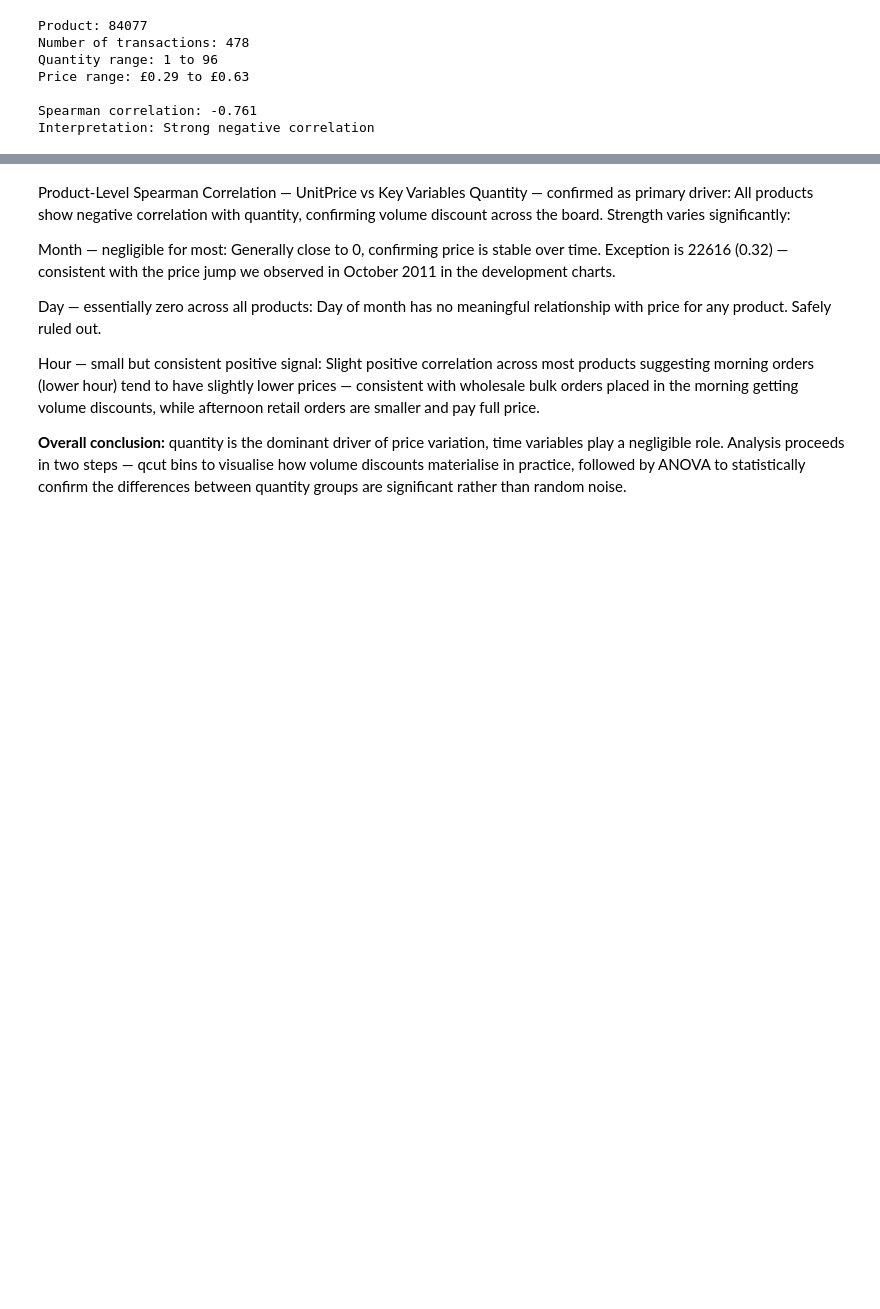
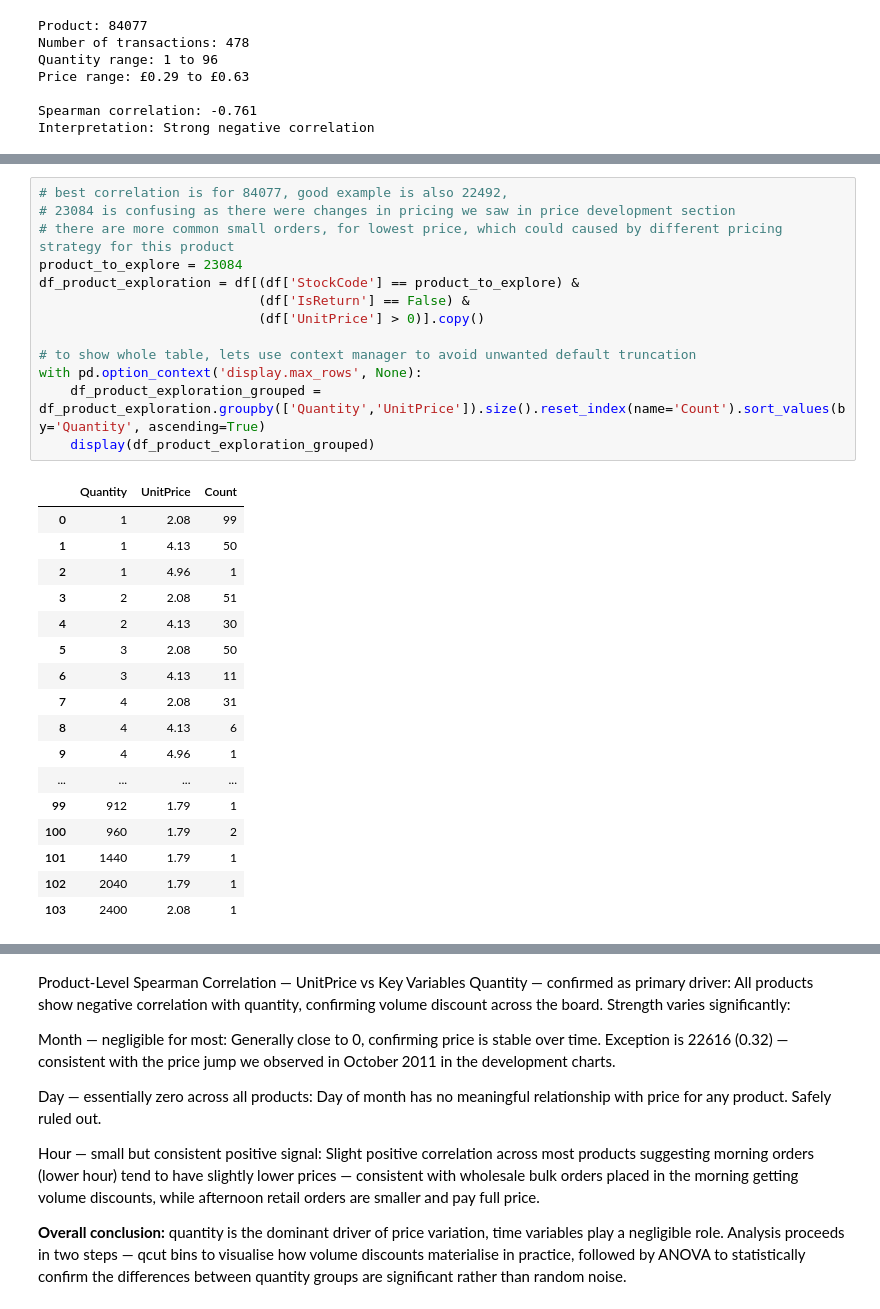
Before and after one commit to filipburger/retail_analysis, a Jupyter notebook: retail_analysis.ipynb, the cells around one changed output, grey strips where cells are left out. Cells and saved outputs as stored; diff of their text form; blank space fills up the shorter version.

```diff
--- a/retail_analysis.ipynb
+++ b/retail_analysis.ipynb
@@ -713,0 +848,31 @@ df_product.groupby(['Quantity','UnitPrice']).size().reset_index(name='Count').so
+# %%
+# best correlation is for 84077, good example is also 22492,
+# 23084 is confusing as there were changes in pricing we saw in price development section
+# there are more common small orders, for lowest price, which could caused by different pricing strategy for this product
+product_to_explore = 23084
+df_product_exploration = df[(df['StockCode'] == product_to_explore) &
+                            (df['IsReturn'] == False) &
+                            (df['UnitPrice'] > 0)].copy()
+
+# to show whole table, lets use context manager to avoid unwanted default truncation
+with pd.option_context('display.max_rows', None):
+    df_product_exploration_grouped = df_product_exploration.groupby(['Quantity','UnitPrice']).size().reset_index(name='Count').sort_values(by='Quantity', ascending=True)
+    display(df_product_exploration_grouped)
+# %% [output]
+|  | Quantity | UnitPrice | Count |
+| 0 | 1 | 2.08 | 99 |
+| 1 | 1 | 4.13 | 50 |
+| 2 | 1 | 4.96 | 1 |
+| 3 | 2 | 2.08 | 51 |
+| 4 | 2 | 4.13 | 30 |
+| 5 | 3 | 2.08 | 50 |
+| 6 | 3 | 4.13 | 11 |
+| 7 | 4 | 2.08 | 31 |
+| 8 | 4 | 4.13 | 6 |
+| 9 | 4 | 4.96 | 1 |
+| ... | ... | ... | ... |
+| 99 | 912 | 1.79 | 1 |
+| 100 | 960 | 1.79 | 2 |
+| 101 | 1440 | 1.79 | 1 |
+| 102 | 2040 | 1.79 | 1 |
+| 103 | 2400 | 2.08 | 1 |
```
Also changed, not shown: parts of 10 cells of this notebook.
